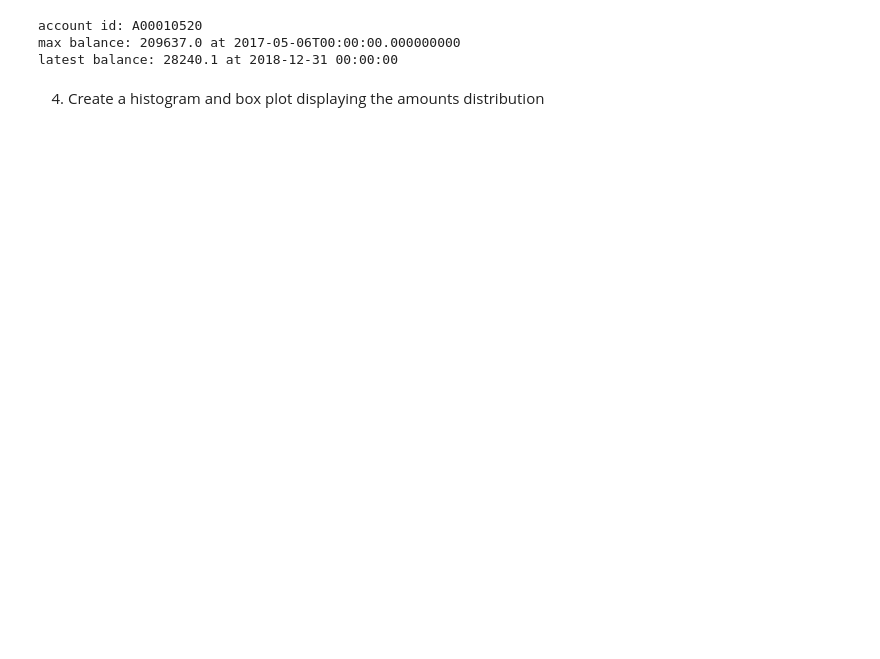
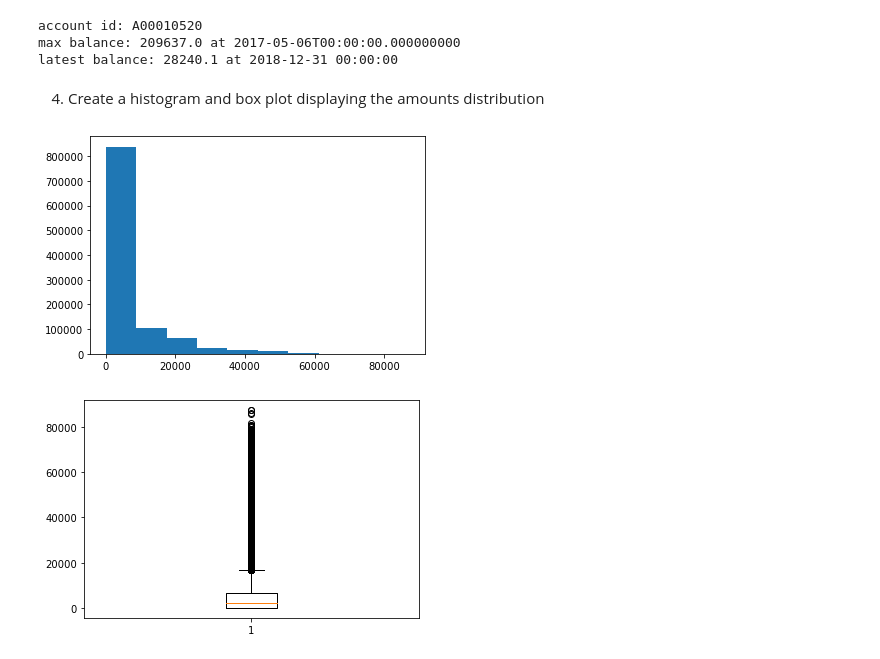
Before and after one commit to ironik96/Datathon, a Jupyter notebook: solution/transactions.ipynb, the cells around one changed output. Cells and saved outputs as stored; diff of their text form; code cells hidden in the pictures; blank space fills up the shorter version.

```diff
--- a/solution/transactions.ipynb
+++ b/solution/transactions.ipynb
@@ -66,3 +56,11 @@ max balance: 209637.0 at 2017-05-06T00:00:00.000000000
 latest balance: 28240.1 at 2018-12-31 00:00:00
 # %% [markdown]
 4. Create a histogram and box plot displaying the amounts distribution
+# %%
+plt.hist(df_trans.amount)
+plt.show()
+plt.boxplot(df_trans.amount)
+plt.show()
+# %% [output]
+[figure, added]
+[figure, added]
```
Also changed, not shown: parts of 20 cells of this notebook.
